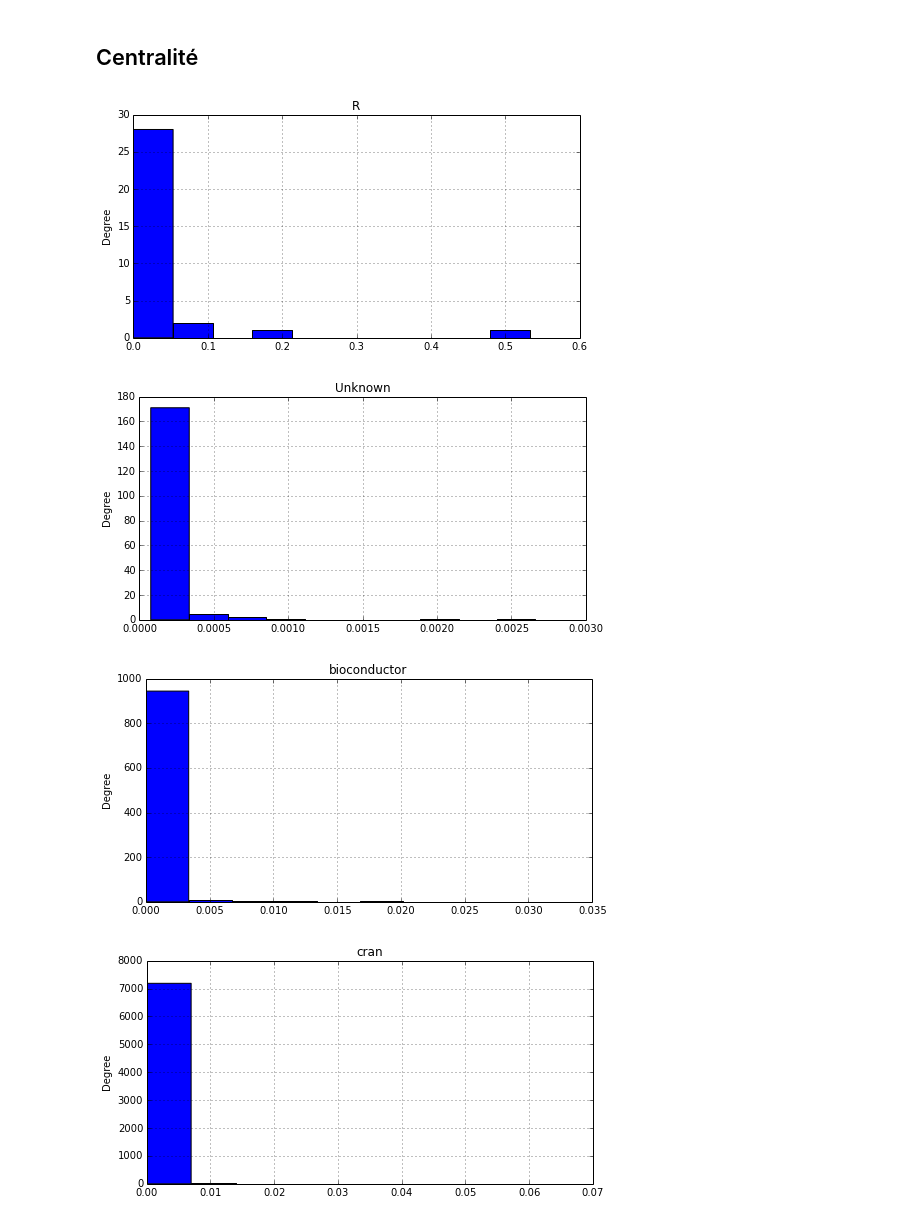
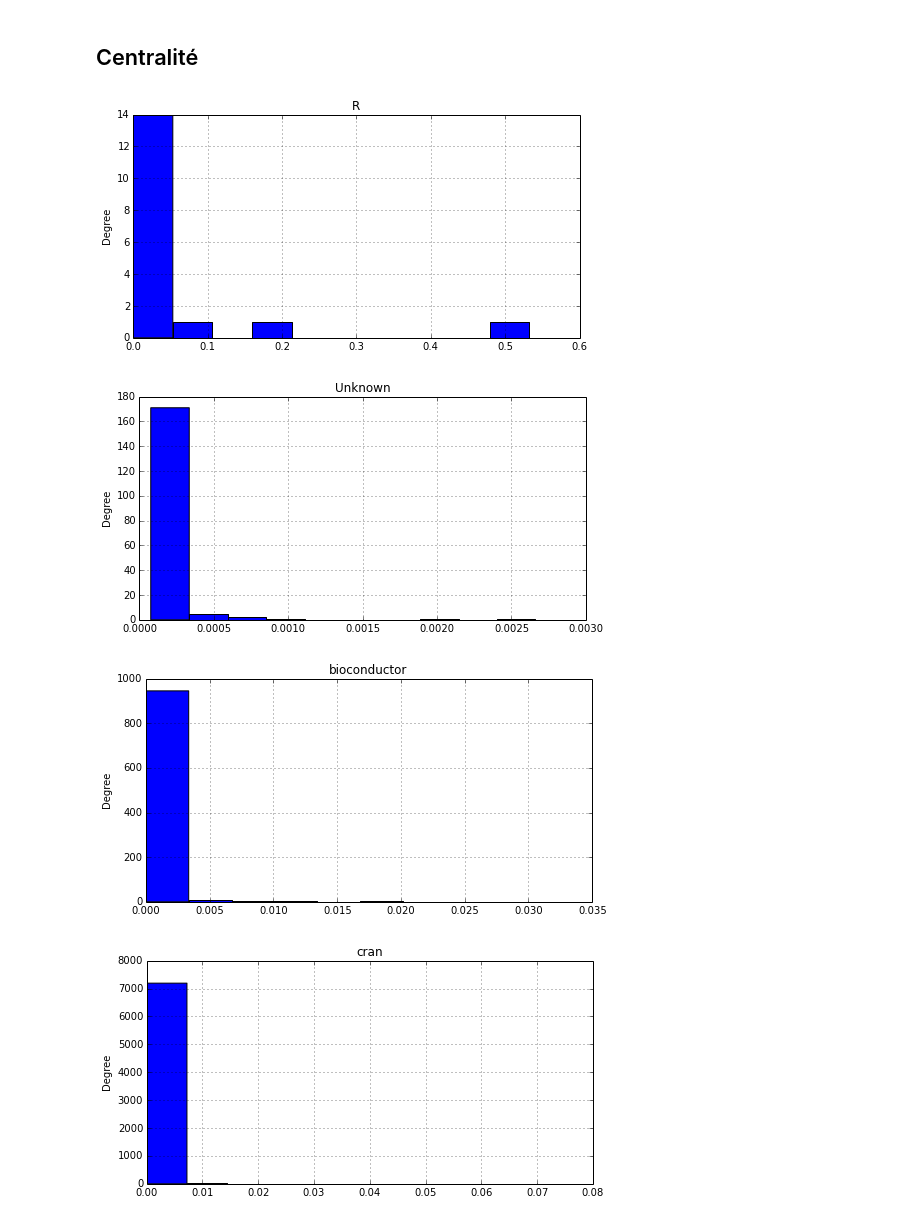
Before and after one commit to maelick/GitHub-API-Helpers, a Jupyter notebook: notebooks/IWSECO - R Package Dependencies.ipynb, the cells around one changed output. Saved outputs shown, nothing was run; the diff lists cells and outputs as text; code cells hidden in the pictures.

```diff
--- a/notebooks/IWSECO - R Package Dependencies.ipynb
+++ b/notebooks/IWSECO - R Package Dependencies.ipynb
@@ -18,6 +23,8 @@ import pandas
 
 df = pandas.DataFrame.from_csv('../data/R-Packages.csv')
 df = df.fillna(value={'Depends': '', 'Imports': ''})
+
+df = df.drop('profile')
 # %% [markdown]
 La fonction suivante va récupérer les dépendances dans les champs "Depends" et "Imports" d'une série. Le parsing est naif, mais devrait matcher les paquets existants.
 # %%
@@ -41,7 +48,7 @@ class Package(object):
     def __init__(self, name):
         self.name = name
         self.sources = []
-        self.dependencies = []
+        self.dependencies = {}
 
     def add_source(self, source):
         if source not in self.sources:
@@ -54,6 +61,9 @@ class Package(object):
                 return source
         return 'Unknown'
 
+    def pprint(self):
+        return str(self) + ' -> ' + ', '.join(map(str, self.dependencies.itervalues()))
+
     def __unicode__(self):
         return '{name} on [{sources}]'.format(name=self.name, sources=', '.join(self.sources))
     __str__ = __repr__ = __unicode__
@@ -84,9 +98,8 @@ Ajoutons les dépendances. Si le paquet n'est pas connu de notre liste de paquet
 for name, data in df.iterrows():
     p = packages[name]
     for dep in parse_dependencies(data):
-        p_dep = packages.get(dep, Package(dep))
-        packages[dep] = p_dep
-        p.dependencies.append(p_dep)
+        p_dep = packages.setdefault(dep, Package(dep))
+        p.dependencies[p_dep.name] = p_dep
 # %% [markdown]
 Enfin, il nous reste à créer le graphe dirigé. Ce graphe est construit classiquement pour les dépendances. A noter que les dépendances de la source *Unknown* sont également dans ce graphe (qui n'est naturellement pas une composante connexe).
 # %%
@@ -95,27 +108,25 @@ import networkx
 dg = networkx.DiGraph()
 for package in packages.itervalues():
     dg.add_node(package)
-    for dependency in package.dependencies:
+    for dependency in package.dependencies.itervalues():
         dg.add_edge(package, dependency)
 # %% [markdown]
 ## Centralité
 # %%
 def d2df(gd):
     m = {}
     for package, value in gd.iteritems():
         m[package.name] = {'source': package.source, 'value': value}
     return pandas.DataFrame.from_dict(m, orient='index')
 
-df = d2df(networkx.in_degree_centrality(dg))
-
-for name, group in df.groupby(by='source'):
+for name, group in d2df(networkx.in_degree_centrality(dg)).groupby(by='source'):
     fig = plt.figure()
     ax = fig.add_subplot(111)
     group['value'].plot(kind='hist', figsize=(8,4), bins=10, title=name, ax=ax)
 # %% [output]
-[figure, old version]
+[figure, new version]
 [figure]
 [figure]
-[figure, old version]
+[figure, new version]
 [figure]
 [figure]
```
Also changed, not shown: parts of 10 cells of this notebook, 2 other files.
